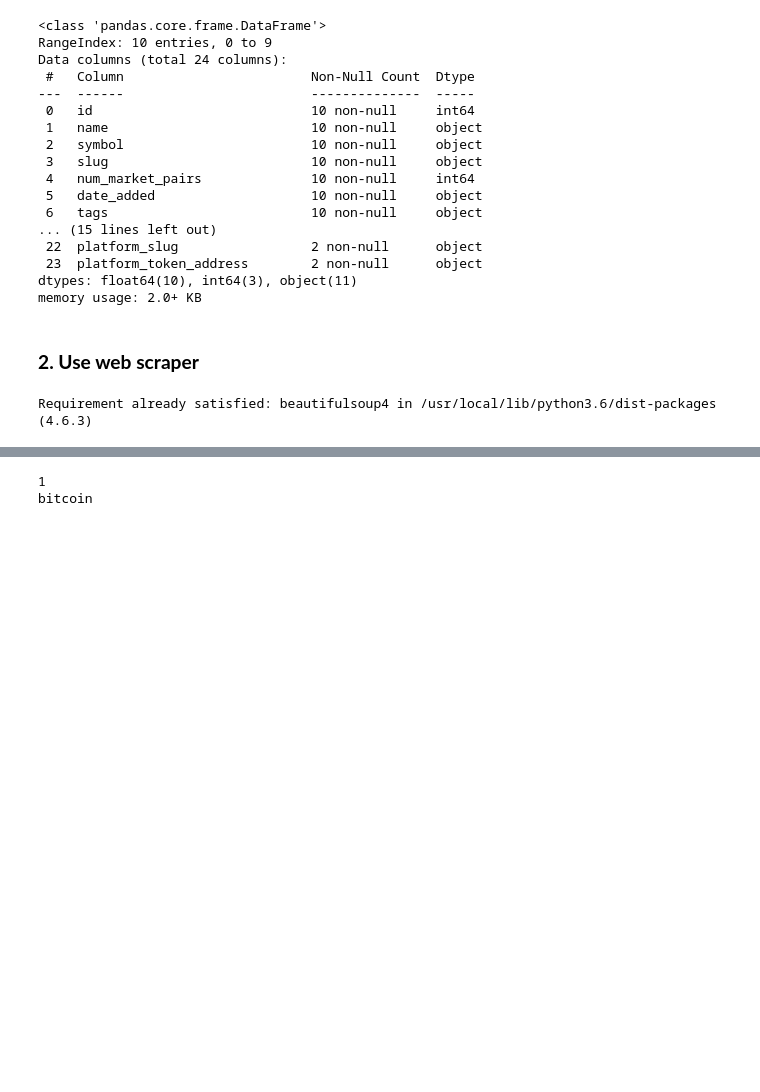
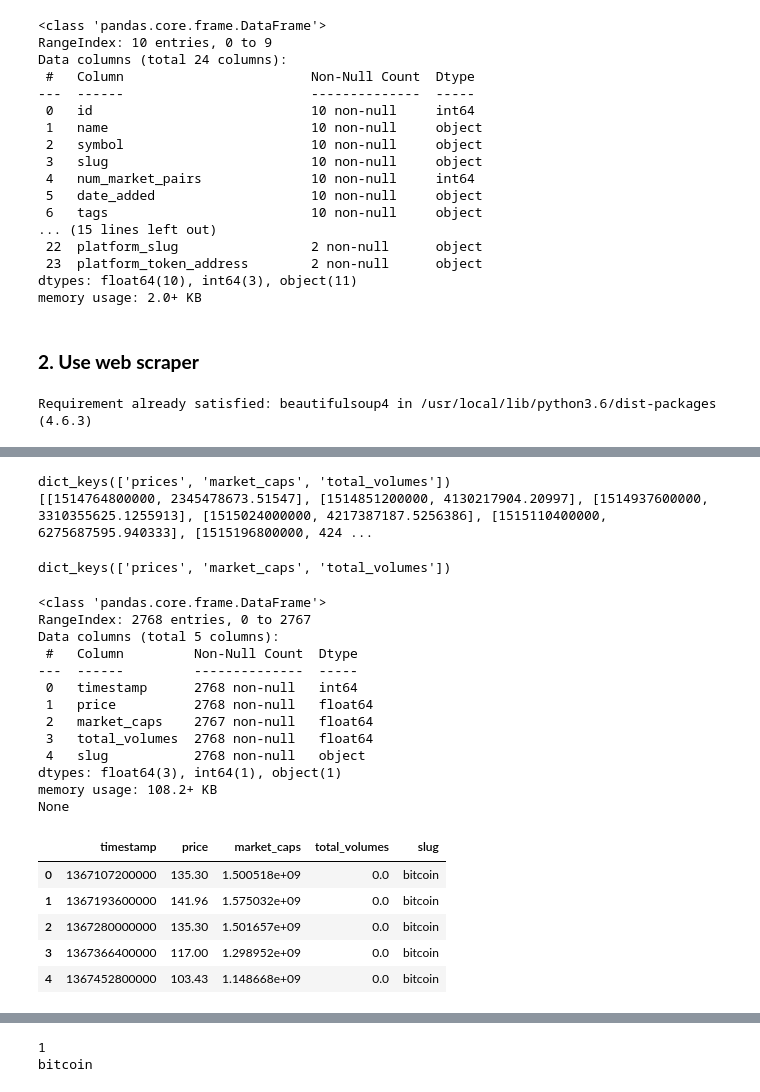
Before and after one commit to SophiaHe/coinmarketcap, a Jupyter notebook: coinmarketcap.ipynb, the cells around one changed output, grey strips where cells are left out. Saved outputs shown, nothing was run; the diff lists cells and outputs as text; code cells hidden in the pictures; blank space fills up the shorter version.

Commit message:
Web scrape from coinGecko

```diff
--- a/coinmarketcap.ipynb
+++ b/coinmarketcap.ipynb
@@ -347,0 +676,8 @@ dict_keys(['1', '1027', '825', '52', '1831', '1839', '1975', '6636', '2010', '2'
+# %%
+print(responses.keys())
+print(responses['total_volumes'])
+#print(responses['market_data'].keys())
+#print(responses['market_data']['current_price']['btc'])
+# %% [output]
+dict_keys(['prices', 'market_caps', 'total_volumes'])
+[[1514764800000, 2345478673.51547], [1514851200000, 4130217904.20997], [1514937600000, 3310355625.1255913], [1515024000000, 4217387187.5256386], [1515110400000, 6275687595.940333], [1515196800000, 424 ...
@@ -347,0 +709,51 @@ dict_keys(['1', '1027', '825', '52', '1831', '1839', '1975', '6636', '2010', '2'
+# %%
+# get historical data for a single date
+history_json_sample = { "id": "bitcoin", "symbol": "btc", "name": "Bitcoin", "localization": { "en": "Bitcoin"} }
+
+
+responses.add(responses.GET, 'https://api.coingecko.com/api/v3/coins/bitcoin/history?date=01-01-2018',json = history_json_sample, status = 200)
+
+responses = CoinGeckoAPI().get_coin_history_by_id('bitcoin', '01-01-2018')
+responses.keys()
+# %% [output]
+dict_keys(['prices', 'market_caps', 'total_volumes'])
+# %%
+# get all historical data for a single coin
+responses.add(responses.GET, 'https://api.coingecko.com/api/v3/coins/bitcoin/market_chart?vs_currency=usd&days=1',status = 200)
+
+
+responses = CoinGeckoAPI().get_coin_market_chart_by_id('bitcoin', 'usd', 'max')
+
+
+df = pd.DataFrame.from_records(responses['prices'])
+df.columns = ['timestamp', 'price']
+df2 = pd.DataFrame.from_records(responses['market_caps'])
+df2.columns = ['timestamp', 'market_caps']
+df3 = pd.DataFrame.from_records(responses['total_volumes'])
+df3.columns = ['timestamp', 'total_volumes']
+
+
+df = pd.concat([df.reset_index(drop=True), df2['market_caps'],df3['total_volumes']], axis=1)
+df['slug'] = ['bitcoin']*len(df)
+print(df.info())
+df.head()
+# %% [output]
+<class 'pandas.core.frame.DataFrame'>
+RangeIndex: 2768 entries, 0 to 2767
+Data columns (total 5 columns):
+ #   Column         Non-Null Count  Dtype
+---  ------         --------------  -----
+ 0   timestamp      2768 non-null   int64
+ 1   price          2768 non-null   float64
+ 2   market_caps    2767 non-null   float64
+ 3   total_volumes  2768 non-null   float64
+ 4   slug           2768 non-null   object
+dtypes: float64(3), int64(1), object(1)
+memory usage: 108.2+ KB
+None
+|  | timestamp | price | market_caps | total_volumes | slug |
+| 0 | 1367107200000 | 135.30 | 1.500518e+09 | 0.0 | bitcoin |
+| 1 | 1367193600000 | 141.96 | 1.575032e+09 | 0.0 | bitcoin |
+| 2 | 1367280000000 | 135.30 | 1.501657e+09 | 0.0 | bitcoin |
+| 3 | 1367366400000 | 117.00 | 1.298952e+09 | 0.0 | bitcoin |
+| 4 | 1367452800000 | 103.43 | 1.148668e+09 | 0.0 | bitcoin |
```
Also changed, not shown: parts of 23 cells of this notebook.
